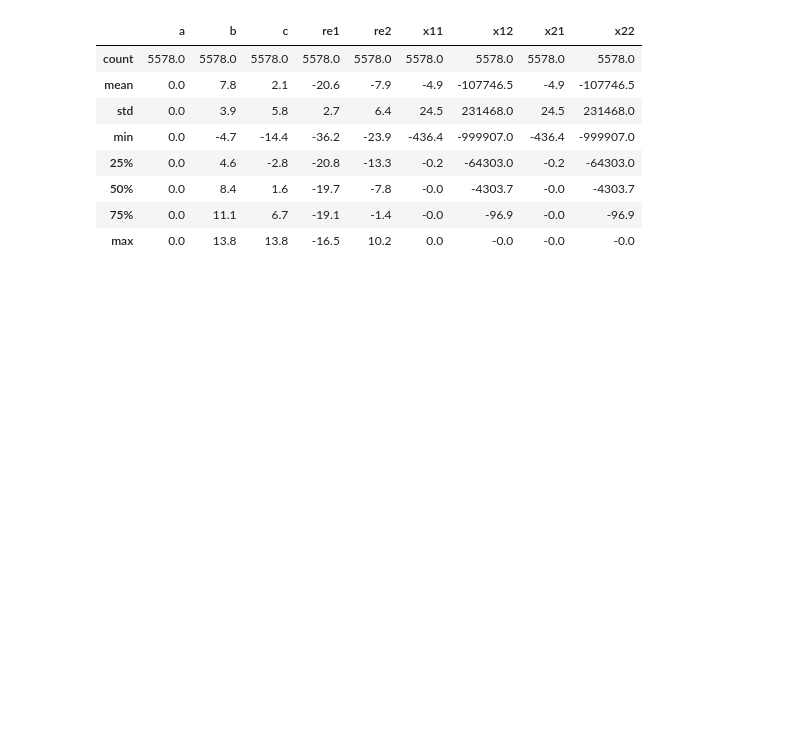
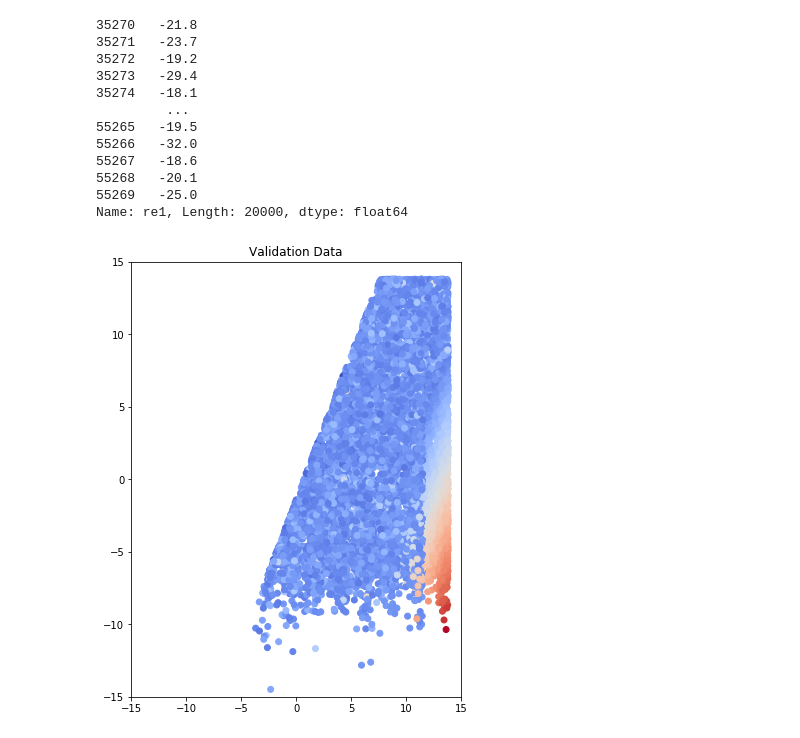
Before and after one commit to X-YI/playground, a Jupyter notebook: analysis.ipynb, the cells around one changed output. Drawn from its saved outputs; the diff is of its cells as text; code cells hidden in the pictures; blank space fills up the shorter version.

```diff
--- a/analysis.ipynb
+++ b/analysis.ipynb
@@ -1,4 +64,5 @@
 # %%
+
 import math
 
 from IPython import display
@@ -6,40 +70,80 @@ from matplotlib import cm
 from matplotlib import gridspec
 from matplotlib import pyplot as plt
 import numpy as np
 import pandas as pd
 from sklearn import metrics
 import tensorflow as tf
 from tensorflow.python.data import Dataset
 import pdb
 
 tf.logging.set_verbosity(tf.logging.ERROR)
 pd.options.display.max_rows = 10
 pd.options.display.float_format = '{:.1f}'.format
 
 california_housing_dataframe = pd.read_csv("data.txt", sep=",")
 
 
 def preprocess_features(california_housing_dataframe):
     selected_features = california_housing_dataframe[["a", "b", "c", "re1", "re2", "x11", "x12", "x21", "x22"]]
     processed_features = selected_features.copy()
     # Create a synthetic feature.
     return processed_features
 
 def preprocess_targets(california_housing_dataframe):
     output_targets = pd.DataFrame()
     # Scale the target to be in units of thousands of dollars.
     output_targets["re1"] = california_housing_dataframe["re1"]
     return output_targets
 
-training_examples = preprocess_features(california_housing_dataframe.head(8000))
+training_examples = preprocess_features(california_housing_dataframe.head(40000))
 training_examples.describe()
+
+training_targets = preprocess_targets(california_housing_dataframe.head(40000))
+training_targets.describe()
+
+validation_examples = preprocess_features(california_housing_dataframe.tail(20000))
+validation_targets = preprocess_targets(california_housing_dataframe.tail(20000))
+
+print(validation_targets["re1"])
+
+
+plt.figure(figsize=(13, 8))
+
+ax = plt.subplot(1, 2, 1)
+ax.set_title("Validation Data")
+
+ax.set_autoscaley_on(False)
+ax.set_ylim([-15, 15])
+ax.set_autoscalex_on(False)
+ax.set_xlim([-15, 15])
+plt.scatter(validation_examples["b"],
+            validation_examples["c"],
+            cmap="coolwarm",
+            c=validation_targets["re1"] / validation_targets["re1"].max())
+
+# ax = plt.subplot(1,2,2)
+# ax.set_title("Training Data")
+
+# ax.set_autoscaley_on(False)
+# ax.set_ylim([32, 43])
+# ax.set_autoscalex_on(False)
+# ax.set_xlim([-126, -112])
+# plt.scatter(training_examples["b"],
+#             training_examples["c"],
+#             cmap="coolwarm",
+#             c=training_targets["re1"] / training_targets["re1"].max())
+_ = plt.plot()
 # %% [output]
-|  | a | b | c | re1 | re2 | x11 | x12 | x21 | x22 |
-| count | 5578.0 | 5578.0 | 5578.0 | 5578.0 | 5578.0 | 5578.0 | 5578.0 | 5578.0 | 5578.0 |
-| mean | 0.0 | 7.8 | 2.1 | -20.6 | -7.9 | -4.9 | -107746.5 | -4.9 | -107746.5 |
-| std | 0.0 | 3.9 | 5.8 | 2.7 | 6.4 | 24.5 | 231468.0 | 24.5 | 231468.0 |
-| min | 0.0 | -4.7 | -14.4 | -36.2 | -23.9 | -436.4 | -999907.0 | -436.4 | -999907.0 |
-| 25% | 0.0 | 4.6 | -2.8 | -20.8 | -13.3 | -0.2 | -64303.0 | -0.2 | -64303.0 |
-| 50% | 0.0 | 8.4 | 1.6 | -19.7 | -7.8 | -0.0 | -4303.7 | -0.0 | -4303.7 |
-| 75% | 0.0 | 11.1 | 6.7 | -19.1 | -1.4 | -0.0 | -96.9 | -0.0 | -96.9 |
-| max | 0.0 | 13.8 | 13.8 | -16.5 | 10.2 | 0.0 | -0.0 | -0.0 | -0.0 |
+35270   -21.8
+35271   -23.7
+35272   -19.2
+35273   -29.4
+35274   -18.1
+         ...
+55265   -19.5
+55266   -32.0
+55267   -18.6
+55268   -20.1
+55269   -25.0
+Name: re1, Length: 20000, dtype: float64
+[figure, added]
```
Also changed, not shown: parts of 4 cells of this notebook, 1 other file.
